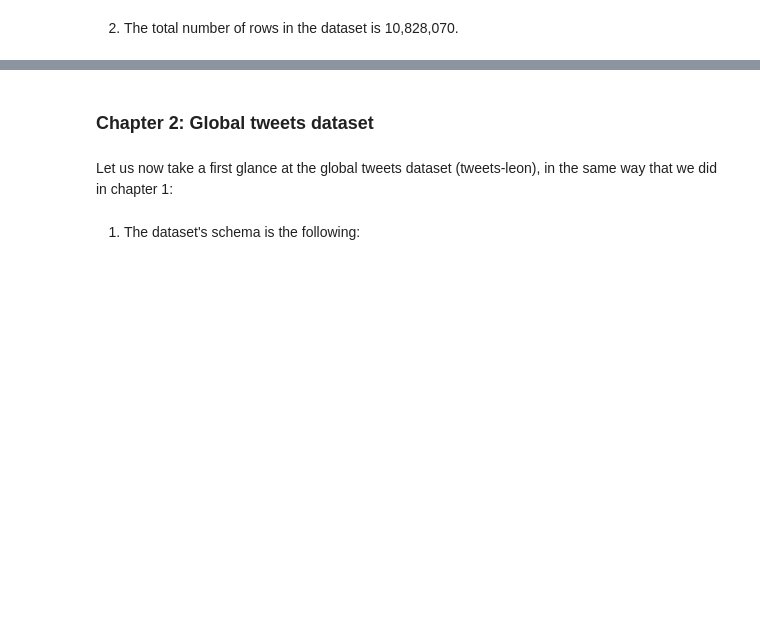
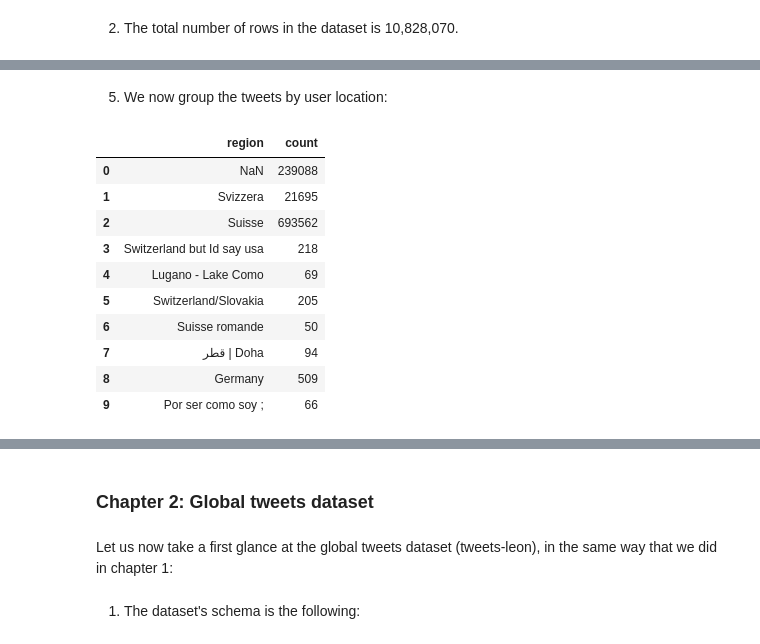
Before and after one commit to sagap/ADAExercises2017, a Jupyter notebook: project/Notebooks/Milestone2/milestone2_notebook.ipynb, the cells around one changed output, grey strips where cells are left out. Saved outputs shown, nothing was run; the diff lists cells and outputs as text; code cells hidden in the pictures; blank space fills up the shorter version.

```diff
--- a/project/Notebooks/Milestone2/milestone2_notebook.ipynb
+++ b/project/Notebooks/Milestone2/milestone2_notebook.ipynb
@@ -66,0 +108,22 @@ For the purposes of this analysis, we chose to use only the following columns:
+# %% [markdown]
+5) We now group the tweets by user location:
+# %%
+tweets_per_region_swiss = pd.read_csv(os.path.join(DATA_DIR, 'tweets_by_region_swiss.csv'),
+                               delimiter=",",
+                               index_col = None,
+                               names = ['region', 'count'])
+
+
+tweets_per_region_swiss.head(10)
+# %% [output]
+|  | region | count |
+| 0 | NaN | 239088 |
+| 1 | Svizzera | 21695 |
+| 2 | Suisse | 693562 |
+| 3 | Switzerland but Id say usa | 218 |
+| 4 | Lugano - Lake Como | 69 |
+| 5 | Switzerland/Slovakia | 205 |
+| 6 | Suisse romande | 50 |
+| 7 | قطر | Doha | 94 |
+| 8 | Germany | 509 |
+| 9 | Por ser como soy ; | 66 |
```
Also changed, not shown: parts of 31 cells of this notebook.
